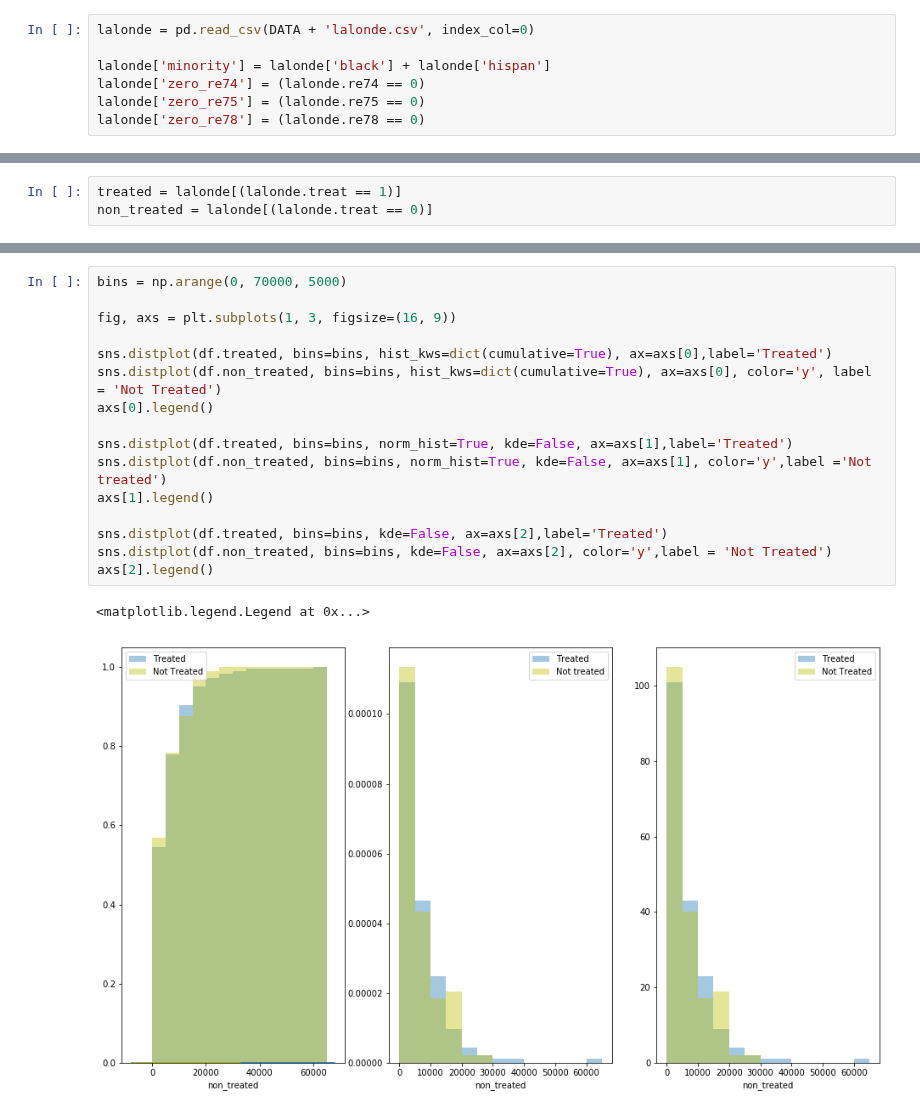
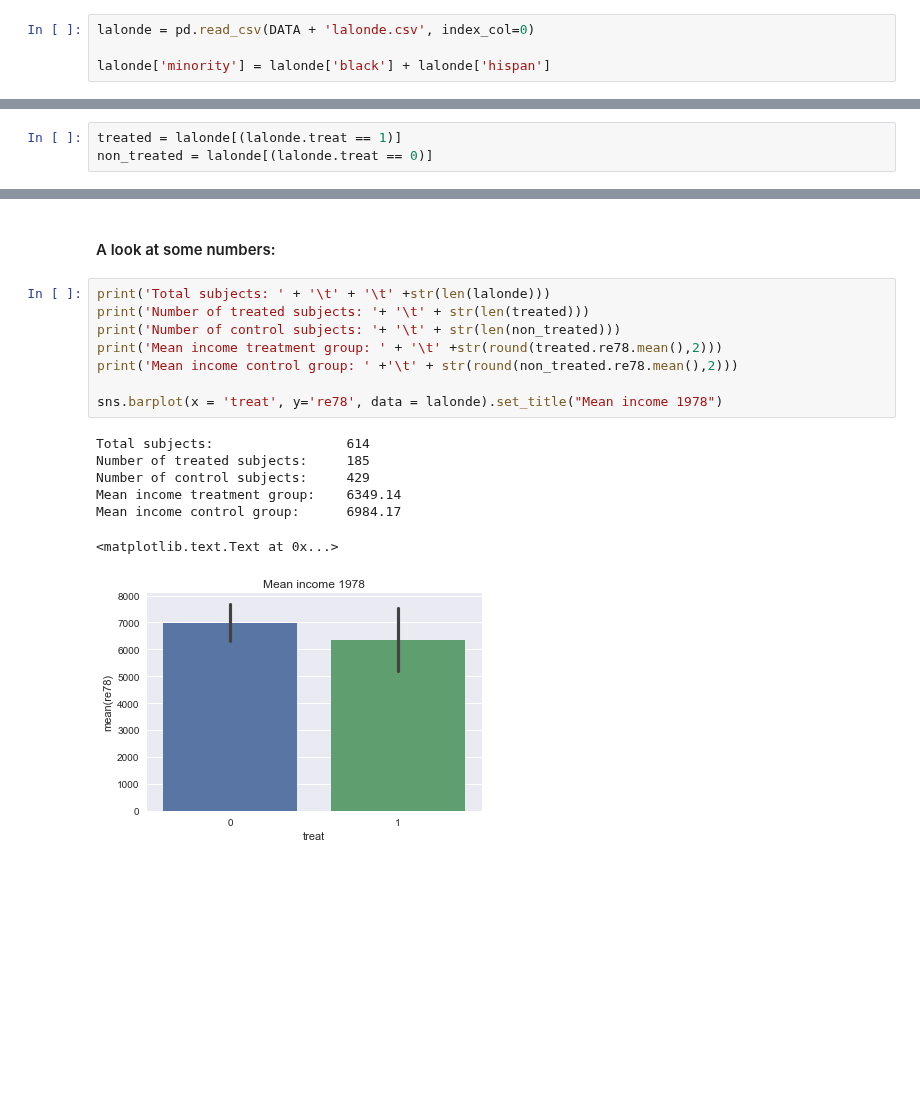
Before and after one commit to roman-bachmann/prayingmantissa, a Jupyter notebook: homework04/notebook.ipynb, the cells around one changed output, grey strips where cells are left out. Saved outputs shown, nothing was run; the diff lists cells and outputs as text; blank space fills up the shorter version.

```diff
--- a/homework04/notebook.ipynb
+++ b/homework04/notebook.ipynb
@@ -19,6 +25,3 @@ Black and Hispanic people will further be considered as minorities. A column is
 lalonde = pd.read_csv(DATA + 'lalonde.csv', index_col=0)
 
 lalonde['minority'] = lalonde['black'] + lalonde['hispan']
-lalonde['zero_re74'] = (lalonde.re74 == 0)
-lalonde['zero_re75'] = (lalonde.re75 == 0)
-lalonde['zero_re78'] = (lalonde.re78 == 0)
@@ -146,19 +35,18 @@ sns.violinplot(y='re78', data=non_treated, ax=axs[1])
-# %%
-bins = np.arange(0, 70000, 5000)
-
-fig, axs = plt.subplots(1, 3, figsize=(16, 9))
-
-sns.distplot(df.treated, bins=bins, hist_kws=dict(cumulative=True), ax=axs[0],label='Treated')
-sns.distplot(df.non_treated, bins=bins, hist_kws=dict(cumulative=True), ax=axs[0], color='y', label = 'Not Treated')
-axs[0].legend()
-
-sns.distplot(df.treated, bins=bins, norm_hist=True, kde=False, ax=axs[1],label='Treated')
-sns.distplot(df.non_treated, bins=bins, norm_hist=True, kde=False, ax=axs[1], color='y',label ='Not treated')
-axs[1].legend()
-
-sns.distplot(df.treated, bins=bins, kde=False, ax=axs[2],label='Treated')
-sns.distplot(df.non_treated, bins=bins, kde=False, ax=axs[2], color='y',label = 'Not Treated')
-axs[2].legend()
-# %% [output]
-<matplotlib.legend.Legend at 0x...>
-[figure, removed]
+# %% [markdown]
+#### A look at some numbers:
+# %%
+print('Total subjects: ' + '\t' + '\t' +str(len(lalonde)))
+print('Number of treated subjects: '+ '\t' + str(len(treated)))
+print('Number of control subjects: '+ '\t' + str(len(non_treated)))
+print('Mean income treatment group: ' + '\t' +str(round(treated.re78.mean(),2)))
+print('Mean income control group: ' +'\t' + str(round(non_treated.re78.mean(),2)))
+
+sns.barplot(x = 'treat', y='re78', data = lalonde).set_title("Mean income 1978")
+# %% [output]
+Total subjects:                 614
+Number of treated subjects:     185
+Number of control subjects:     429
+Mean income treatment group:    6349.14
+Mean income control group:      6984.17
+<matplotlib.text.Text at 0x...>
+[figure, added]
```
Also changed, not shown: parts of 42 cells of this notebook.
